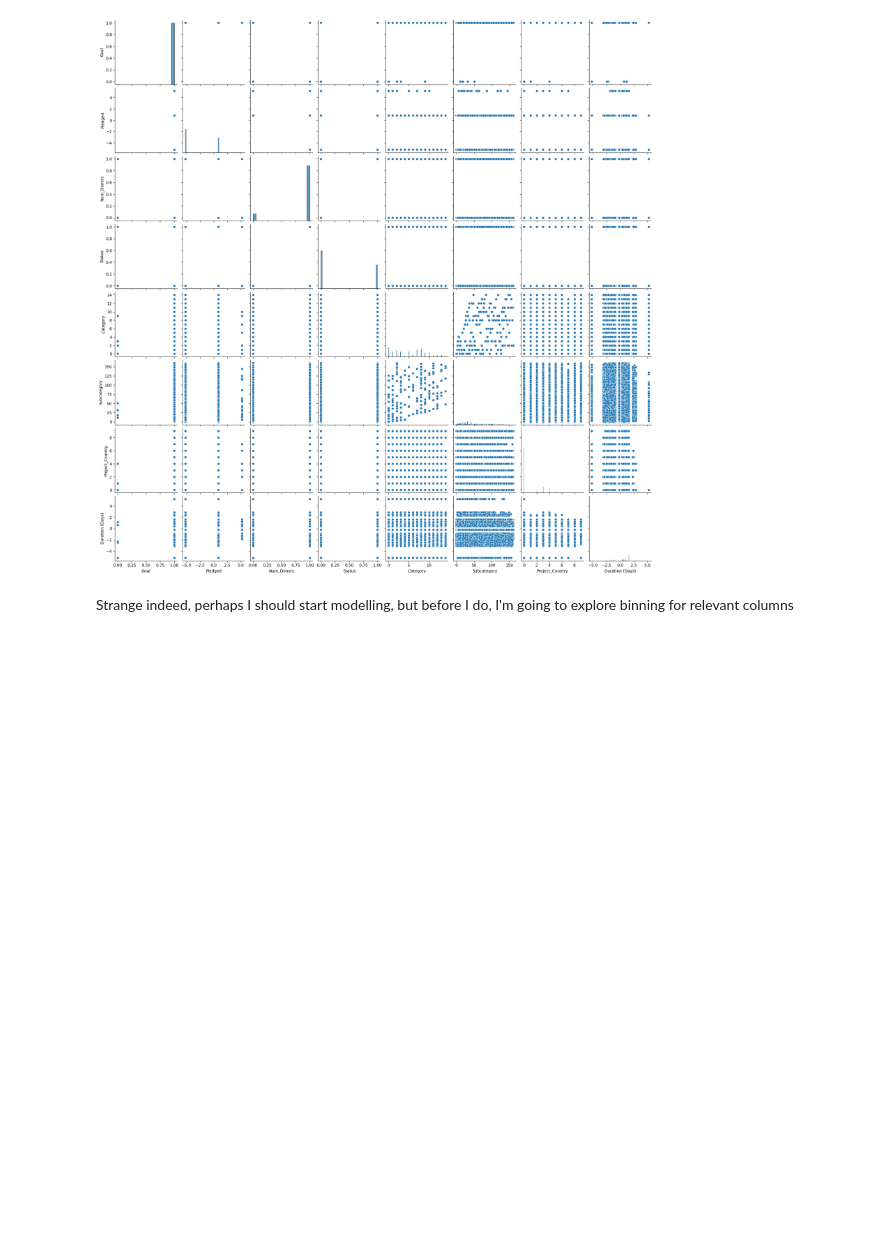
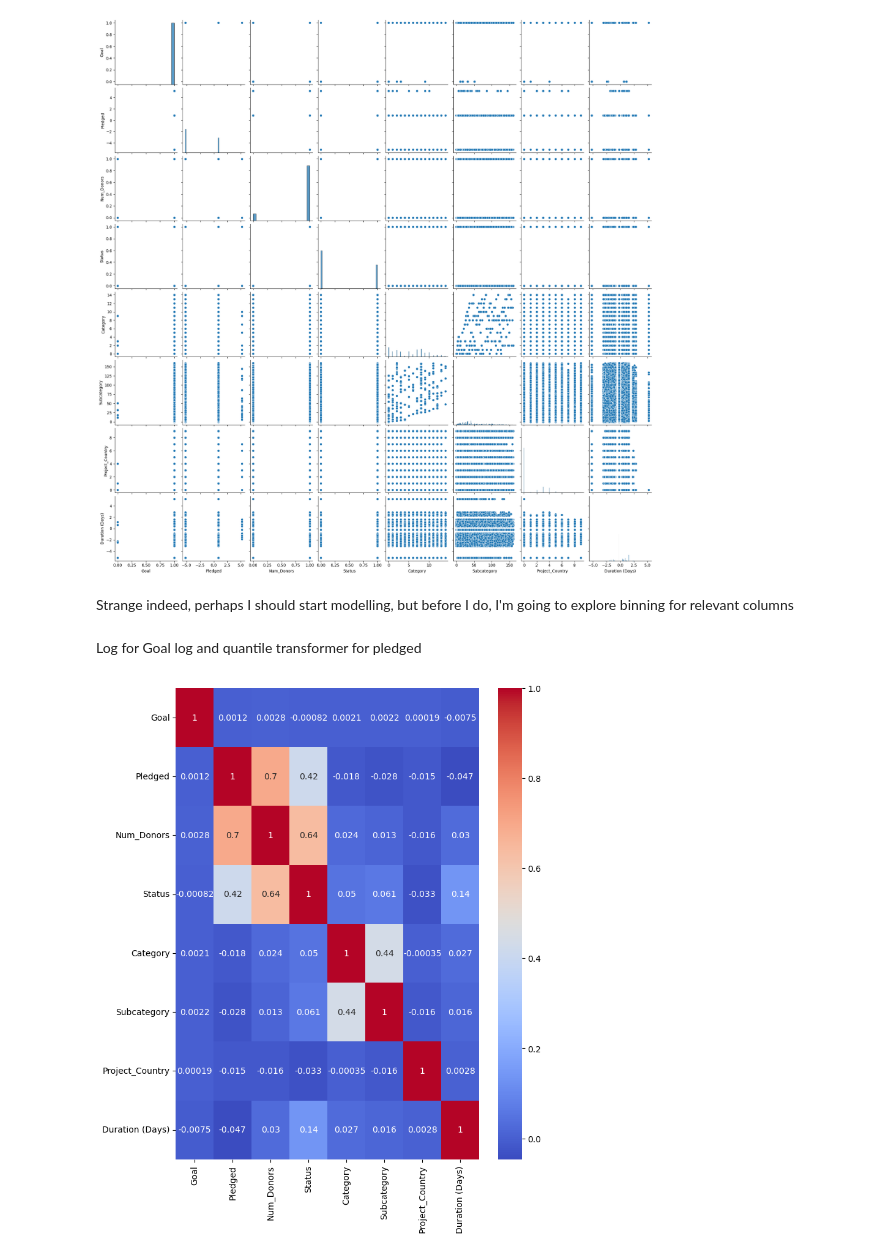
Before and after one commit to SBangarh/Kickstarter_Analysis, a Jupyter notebook: exploratory_analysis.ipynb, the cells around one changed output. Saved outputs shown, nothing was run; the diff lists cells and outputs as text; code cells hidden in the pictures; blank space fills up the shorter version.

Commit message:
Performed some more analysis with binning plus transformations on appropriate features. Still struggling wiht Goal and Pledged

```diff
--- a/exploratory_analysis.ipynb
+++ b/exploratory_analysis.ipynb
@@ -696,3 +698,42 @@ make_pairplot(copy_data)
 [figure]
 # %% [markdown]
 Strange indeed, perhaps I should start modelling, but before I do, I'm going to explore binning for relevant columns
+# %% [markdown]
+Log for Goal
+log and quantile transformer for pledged
+# %%
+#make another copy for data
+new_copy = data.copy()
+# %%
+#initialize Quantile Transformer
+qt = QuantileTransformer(output_distribution='normal')
+
+#goal and pledged transformed and num donors and duration binned
+new_copy['Goal'] = log_transform(new_copy['Goal'])
+new_copy['Pledged'] = qt.fit_transform(log_transform(new_copy['Pledged']).values.reshape(-1, 1))
+
+#binning Num Donors
+donor_bins = [0, 11, 51, 101, 251, 501, 751, 1001]
+donor_labels = ['0 - 10', '11- 50', '51 - 100', '101 - 250', '251 - 500', '501 - 750', '751 - 1000']
+
+new_copy['Num_Donors'] = pd.cut(data['Num_Donors'], bins=donor_bins, right=False, labels=donor_labels)
+
+
+#binning Durations
+duration_bins = [0, 7, 14, 21, 30, 60, 90, 120]
+duration_labels = ['1 Week', '2 Weeks', '3 Weeks', '1 Month', '1-2 Months', '2-3 Months', '3+ Months' ]
+
+new_copy['Duration (Days)'] = pd.cut(data['Duration (Days)'], bins=duration_bins, right=False, labels=duration_labels)
+# %%
+#factorize and heatmap
+
+
+#declare categorical columns
+cat_columns = ['Category', 'Subcategory', 'Project_Country', 'Status', 'Num_Donors', 'Duration (Days)']
+
+#create new factorized columns
+new_copy[cat_columns] = new_copy[cat_columns].apply(lambda x: pd.factorize(x)[0])
+# %%
+make_heatmap(new_copy, (8, 10))
+# %% [output]
+[figure, added]
```
Also changed, not shown: parts of 2 cells of this notebook.
